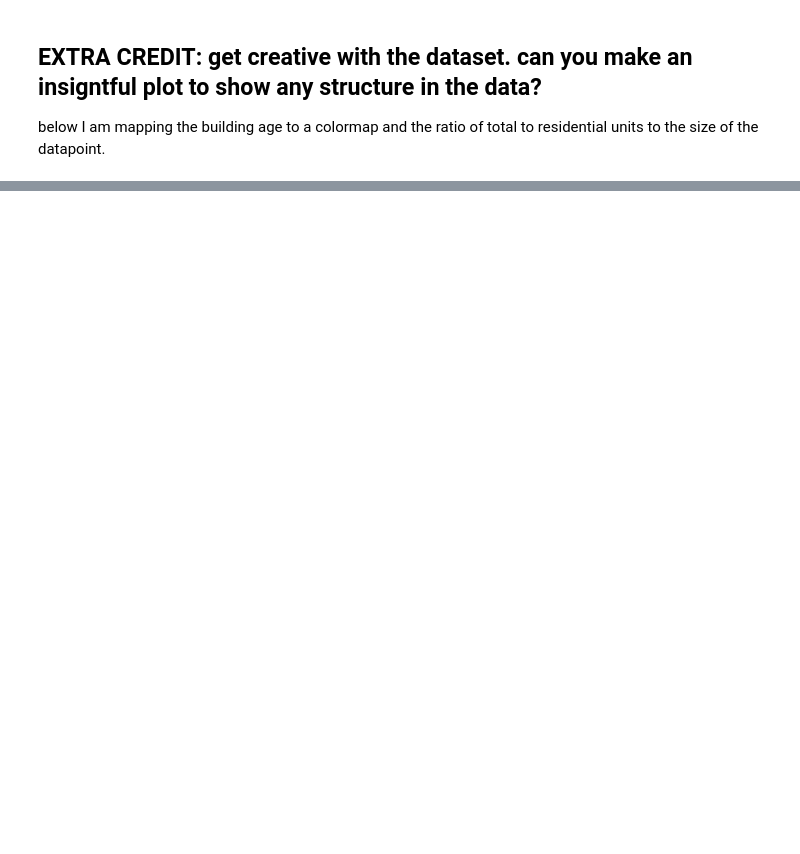
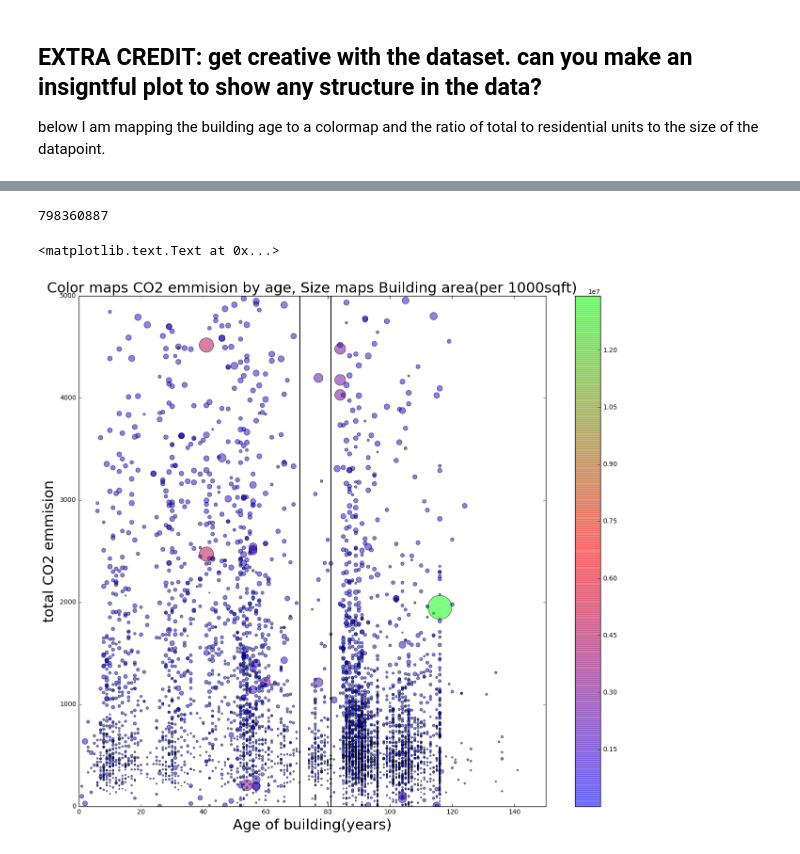
Before and after one commit to ace-gabriel/PUI2016_vys217, a Jupyter notebook: HW6_vys217/HW6_1_vys217.ipynb, the cells around one changed output, grey strips where cells are left out. Saved outputs shown, nothing was run; the diff lists cells and outputs as text; code cells hidden in the pictures; blank space fills up the shorter version.

```diff
--- a/HW6_vys217/HW6_1_vys217.ipynb
+++ b/HW6_vys217/HW6_1_vys217.ipynb
@@ -784,0 +892,2 @@ pl.xlabel("total energy consumption (kBtu)", fontsize=22)
+# %%
+bblnrgdata.dropna(inplace=True)
@@ -784,0 +942,2 @@ pl.xlabel("total energy consumption (kBtu)", fontsize=22)
+# %%
+bblnrgdata[bblnrgdata['YearBuilt']<1800]['YearBuilt']=1800
@@ -784,0 +962,6 @@ pl.xlabel("total energy consumption (kBtu)", fontsize=22)
+# %%
+bblnrgdata.loc[:,'age'] = 2016 - bblnrgdata.YearBuilt
+# %%
+bblnrgdata = bblnrgdata[bblnrgdata['total_ghg_emissions_mtco2e'] > 0]
+bblnrgdata = bblnrgdata[bblnrgdata['total_ghg_emissions_mtco2e'] < 5000]
+bblnrgdata = bblnrgdata[bblnrgdata['age'] < 150]
@@ -784,0 +1000,21 @@ pl.xlabel("total energy consumption (kBtu)", fontsize=22)
+# %%
+bblnrgdata.BldgArea.sum()
+# %% [output]
+798360887
+# %%
+ax = pl.figure().add_subplot(111)
+bblnrgdata.plot(kind='scatter', x ='age', y ='total_ghg_emissions_mtco2e',
+                xlim=(0,150) , ylim=(0,5000),
+                 ax=ax, figsize=(16, 14),
+                colormap='brg', alpha = 0.5,
+                colorbar = True,
+                c = bblnrgdata.BldgArea,
+                s=((bblnrgdata['BldgArea']/10000)))
+pl.plot([71,71],[0,5000], c='black')
+pl.plot([81,81],[0,5000], c= 'black')
+ax.set_xlabel("Age of building(years)", fontsize=22)
+ax.set_ylabel("total CO2 emmision", fontsize=22)
+pl.title('Color maps CO2 emmision by age, Size maps Building area(per 1000sqft)', fontsize=22)
+# %% [output]
+<matplotlib.text.Text at 0x...>
+[figure, added]
```
Also changed, not shown: parts of 45 cells of this notebook, 2 other files.
